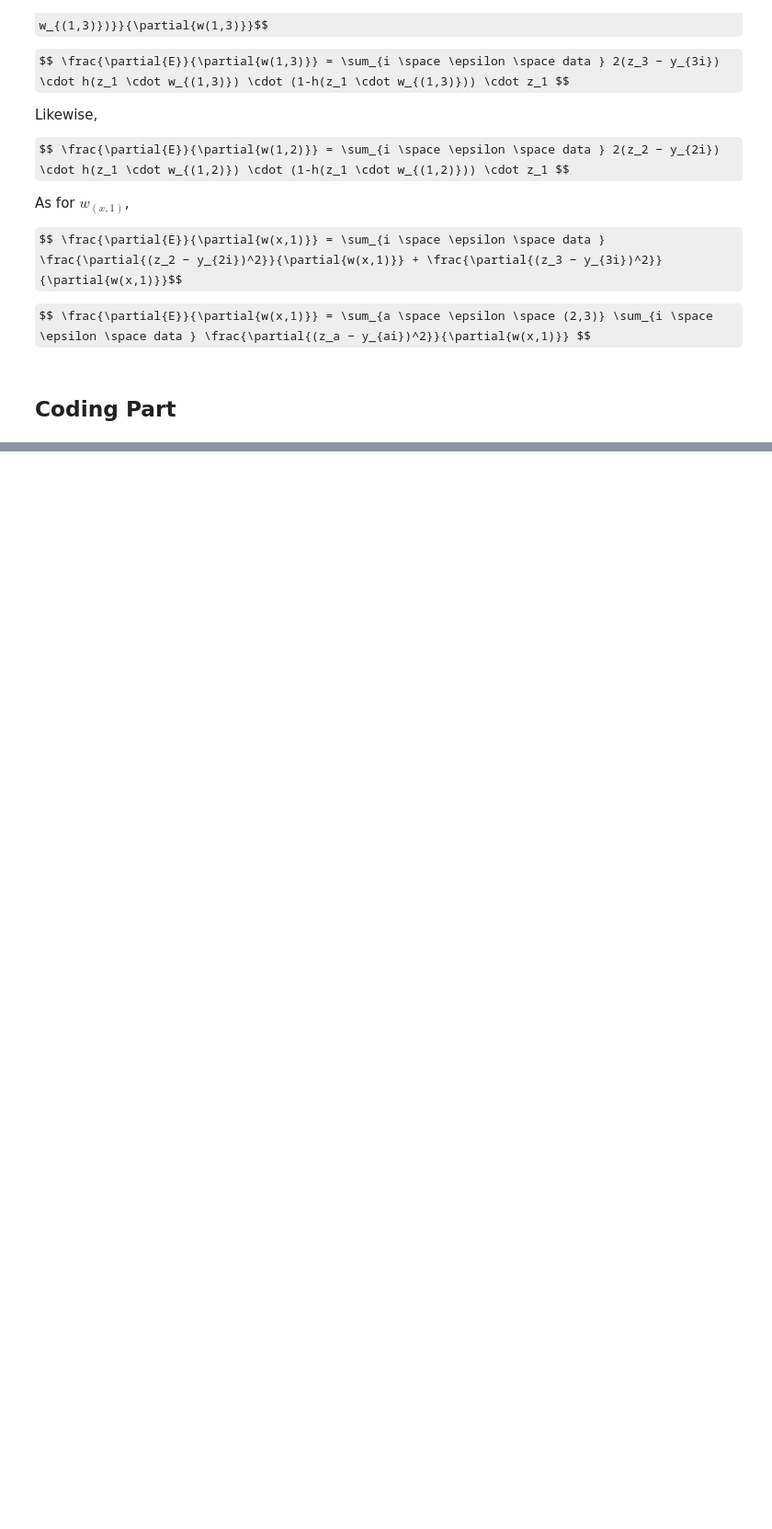
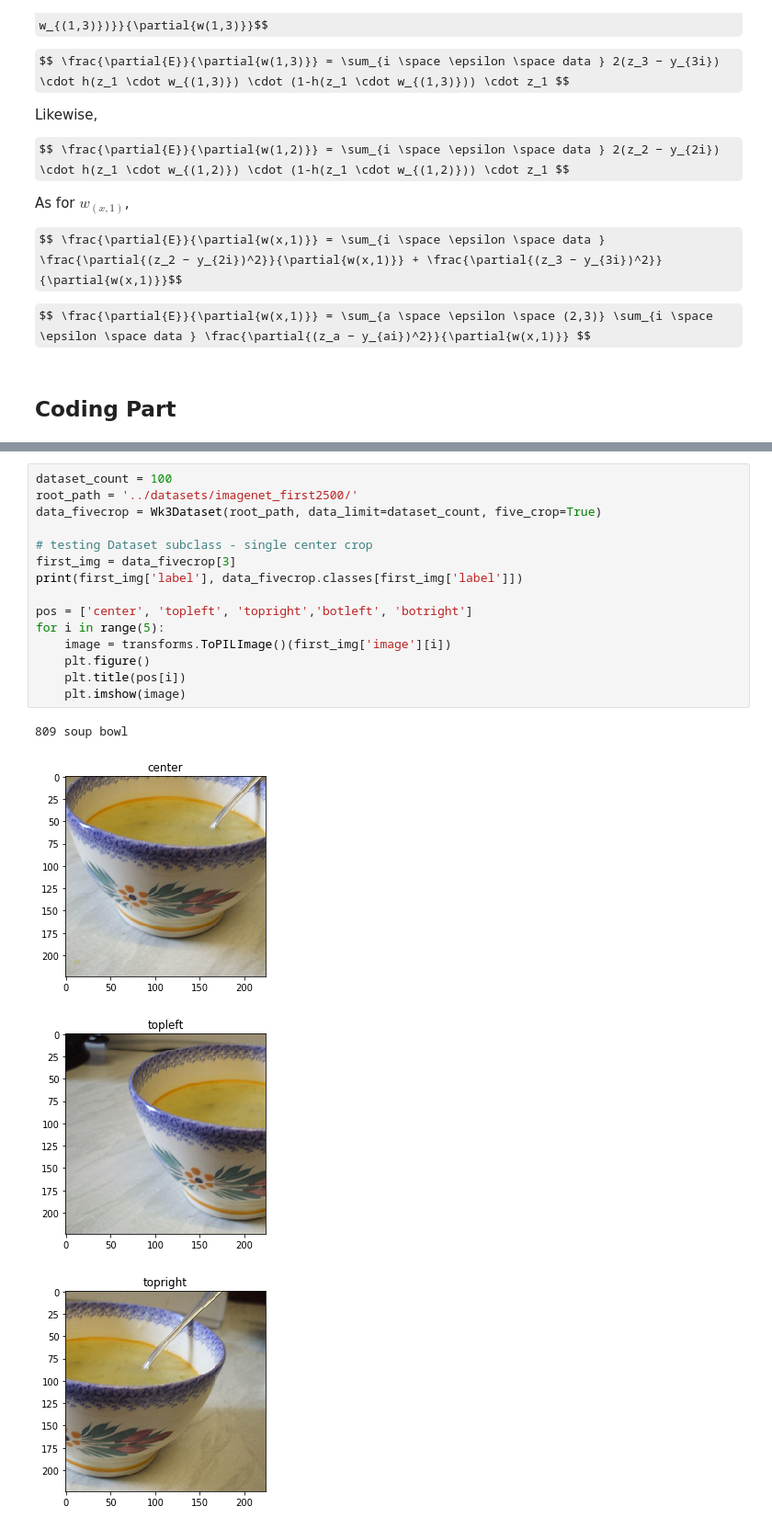
Before and after one commit to ghosalya/arti-intel, a Jupyter notebook: week3/Homework 3.ipynb, the cells around one changed output, grey strips where cells are left out. Shown at 92% size. Saved outputs shown, nothing was run; the diff lists cells and outputs as text; some formulas as TeX source; blank space fills up the shorter version.

```diff
--- a/week3/Homework 3.ipynb
+++ b/week3/Homework 3.ipynb
@@ -150,0 +153,20 @@ img_file_regex = r'../datasets/imagenet_first2500/imagespart/ILSVRC2012_val_{}.j
+# %%
+dataset_count = 100
+root_path = '../datasets/imagenet_first2500/'
+data_fivecrop = Wk3Dataset(root_path, data_limit=dataset_count, five_crop=True)
+
+# testing Dataset subclass - single center crop
+first_img = data_fivecrop[3]
+print(first_img['label'], data_fivecrop.classes[first_img['label']])
+
+pos = ['center', 'topleft', 'topright','botleft', 'botright']
+for i in range(5):
+    image = transforms.ToPILImage()(first_img['image'][i])
+    plt.figure()
+    plt.title(pos[i])
+    plt.imshow(image)
+# %% [output]
+809 soup bowl
+[figure, added]
+[figure, added]
+[figure, added]
```
Also changed, not shown: parts of 7 cells of this notebook, 1 other file.
